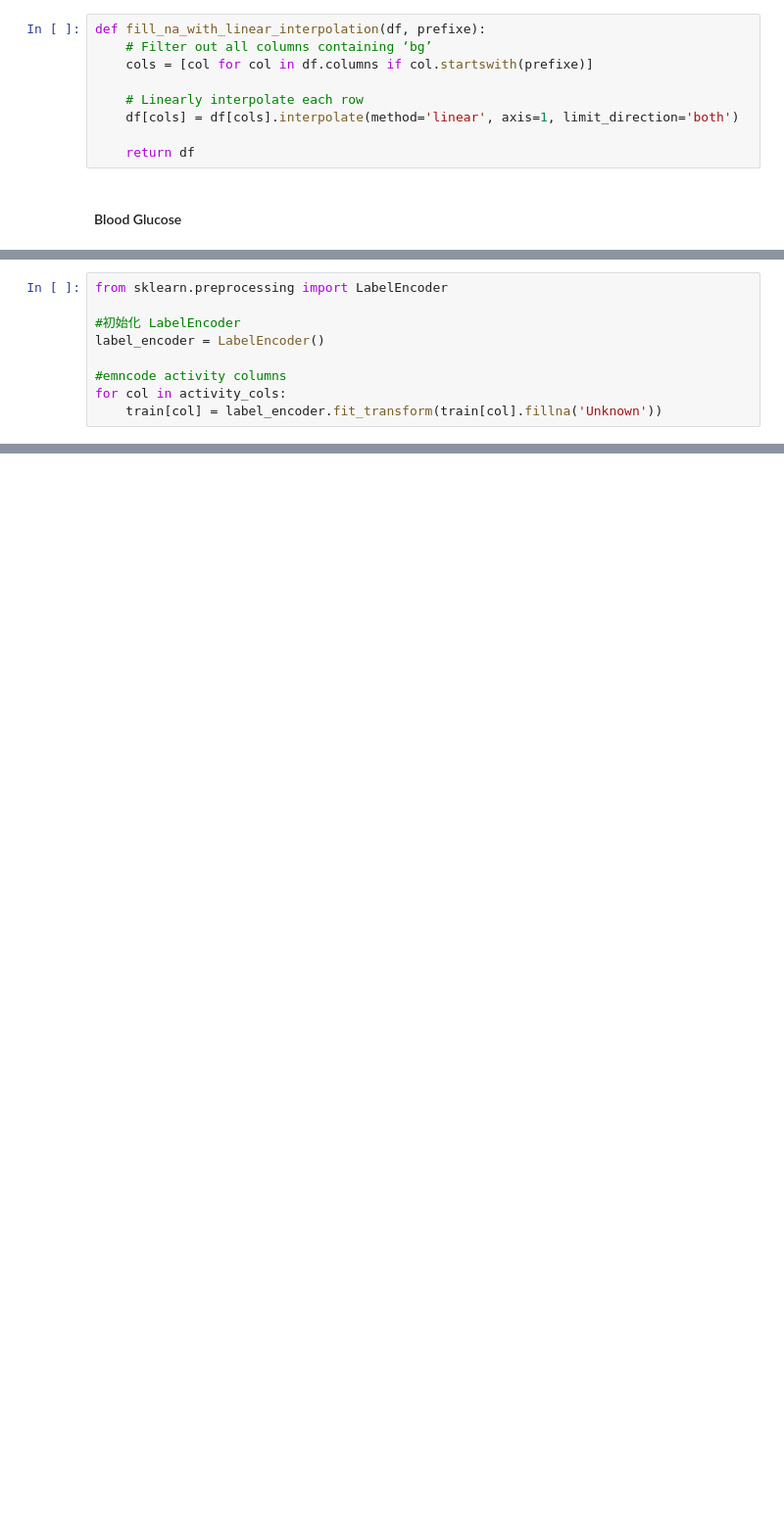
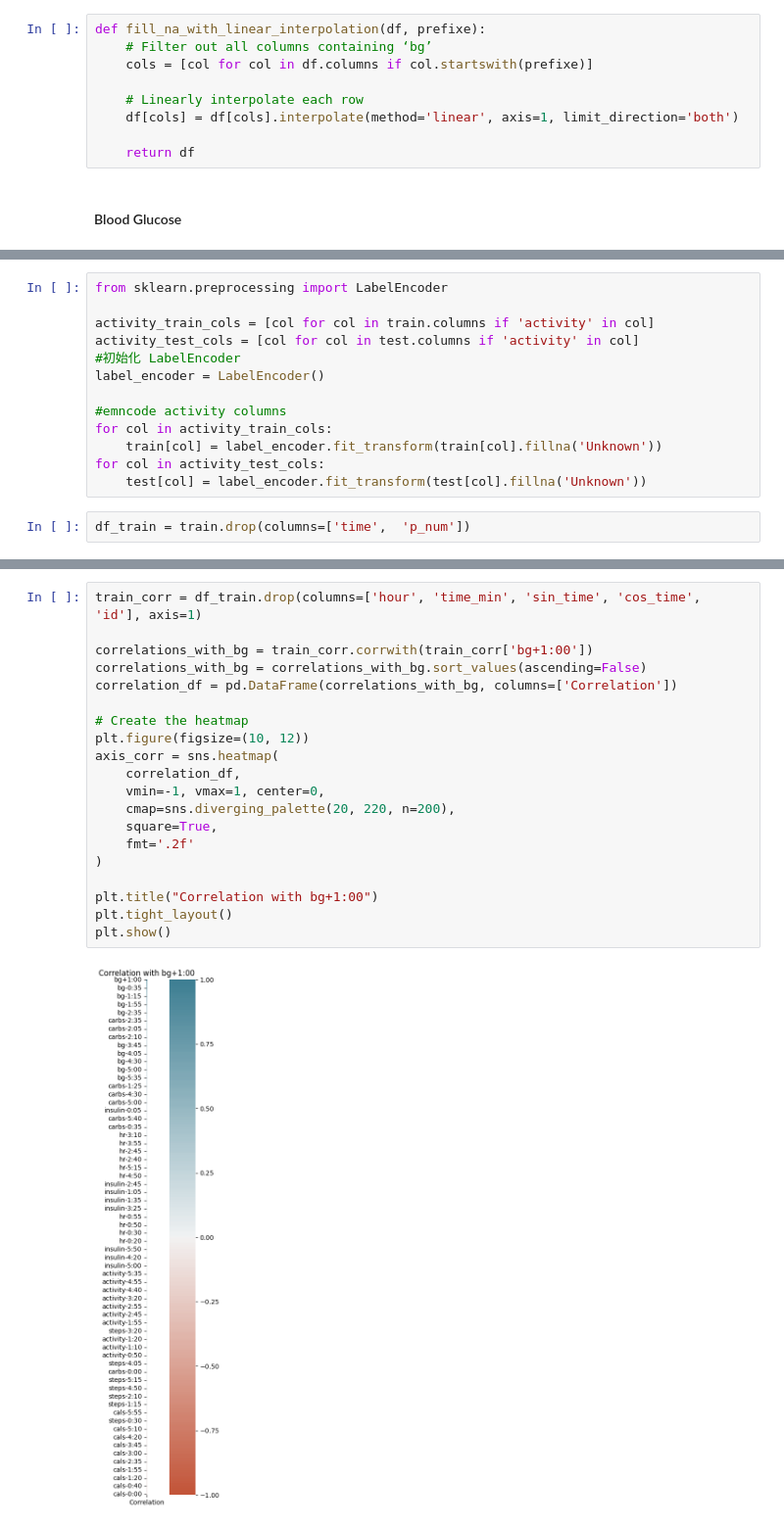
Before and after one commit to juliettemaes/Blood-Glucose-Prediction, a Jupyter notebook: src/brist1d_WANG.ipynb, the cells around one changed output, grey strips where cells are left out. Shown at 98% size. Cells and saved outputs as stored; diff of their text form; blank space fills up the shorter version.

```diff
--- a/src/brist1d_WANG.ipynb
+++ b/src/brist1d_WANG.ipynb
@@ -509,9 +268,0 @@ dtype: int64
-# %%
-from sklearn.preprocessing import LabelEncoder
-
-#初始化 LabelEncoder
-label_encoder = LabelEncoder()
-
-#emncode activity columns
-for col in activity_cols:
-    train[col] = label_encoder.fit_transform(train[col].fillna('Unknown'))
@@ -631,0 +316,15 @@ array([15.1, 0.0417, 0.0, 77.28500686042159, nan, nan, 16.0,
+# %%
+from sklearn.preprocessing import LabelEncoder
+
+activity_train_cols = [col for col in train.columns if 'activity' in col]
+activity_test_cols = [col for col in test.columns if 'activity' in col]
+#初始化 LabelEncoder
+label_encoder = LabelEncoder()
+
+#emncode activity columns
+for col in activity_train_cols:
+    train[col] = label_encoder.fit_transform(train[col].fillna('Unknown'))
+for col in activity_test_cols:
+    test[col] = label_encoder.fit_transform(test[col].fillna('Unknown'))
+# %%
+df_train = train.drop(columns=['time',  'p_num'])
@@ -631,0 +341,22 @@ array([15.1, 0.0417, 0.0, 77.28500686042159, nan, nan, 16.0,
+# %%
+train_corr = df_train.drop(columns=['hour', 'time_min', 'sin_time', 'cos_time', 'id'], axis=1)
+
+correlations_with_bg = train_corr.corrwith(train_corr['bg+1:00'])
+correlations_with_bg = correlations_with_bg.sort_values(ascending=False)
+correlation_df = pd.DataFrame(correlations_with_bg, columns=['Correlation'])
+
+# Create the heatmap
+plt.figure(figsize=(10, 12))
+axis_corr = sns.heatmap(
+    correlation_df,
+    vmin=-1, vmax=1, center=0,
+    cmap=sns.diverging_palette(20, 220, n=200),
+    square=True,
+    fmt='.2f'
+)
+
+plt.title("Correlation with bg+1:00")
+plt.tight_layout()
+plt.show()
+# %% [output]
+[figure, added]
```
Also changed, not shown: parts of 58 cells of this notebook.
